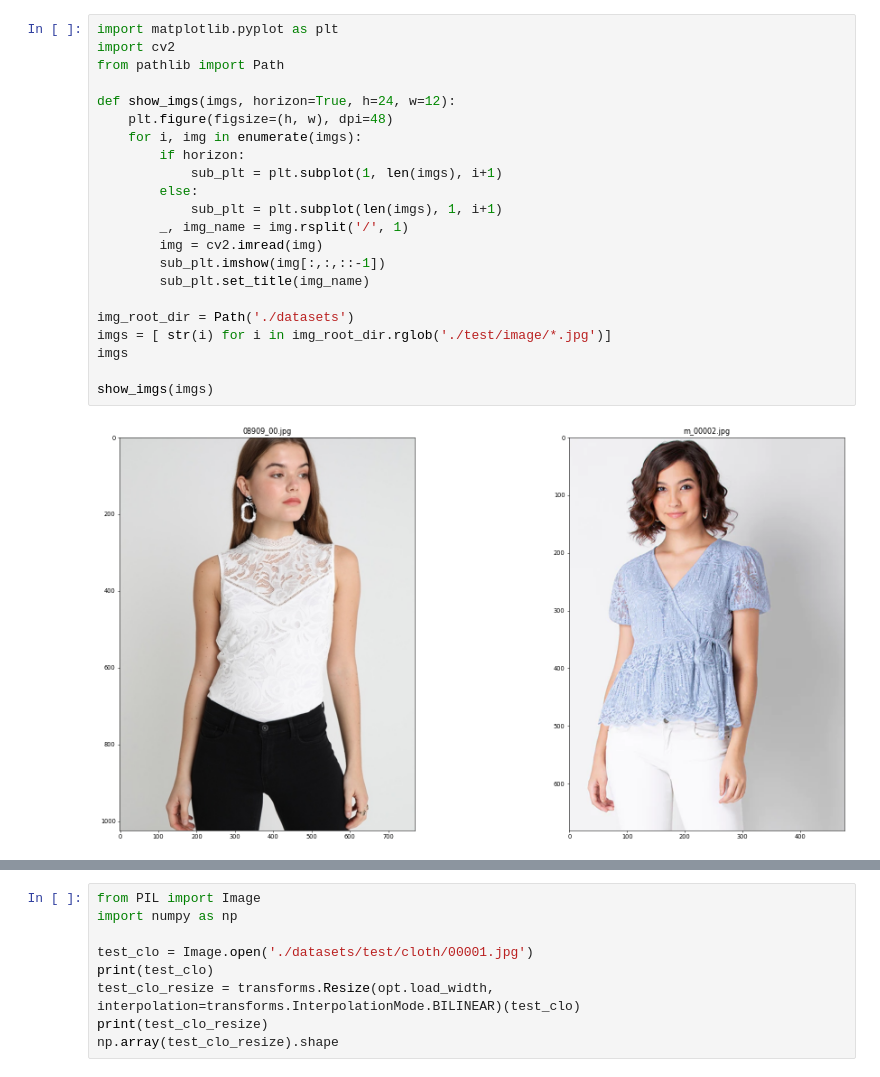
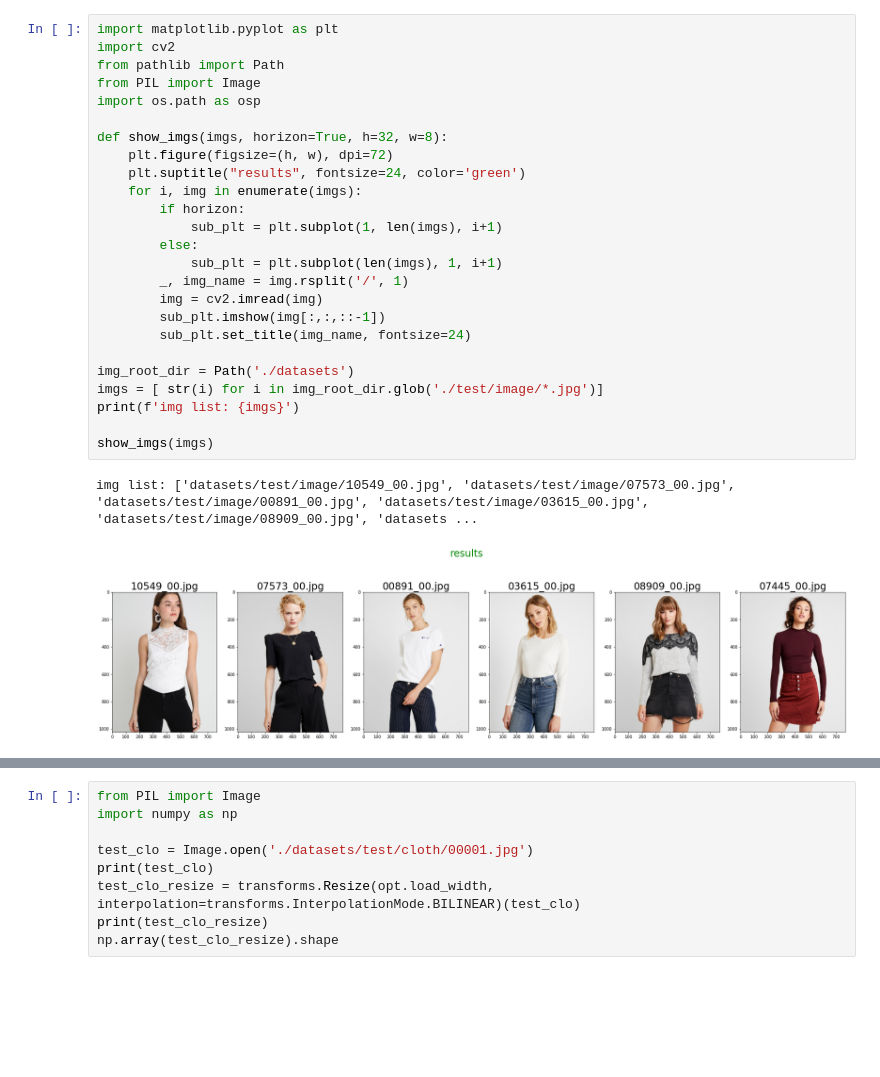
Before and after one commit to jiaqianjing/VITON-HD, a Jupyter notebook: analysis.ipynb, the cells around one changed output, grey strips where cells are left out. Saved outputs shown, nothing was run; the diff lists cells and outputs as text; blank space fills up the shorter version.

```diff
--- a/analysis.ipynb
+++ b/analysis.ipynb
@@ -1,24 +1,28 @@
 # %%
 import matplotlib.pyplot as plt
 import cv2
 from pathlib import Path
+from PIL import Image
+import os.path as osp
 
-def show_imgs(imgs, horizon=True, h=24, w=12):
-    plt.figure(figsize=(h, w), dpi=48)
+def show_imgs(imgs, horizon=True, h=32, w=8):
+    plt.figure(figsize=(h, w), dpi=72)
+    plt.suptitle("results", fontsize=24, color='green')
     for i, img in enumerate(imgs):
         if horizon:
             sub_plt = plt.subplot(1, len(imgs), i+1)
         else:
             sub_plt = plt.subplot(len(imgs), 1, i+1)
         _, img_name = img.rsplit('/', 1)
         img = cv2.imread(img)
         sub_plt.imshow(img[:,:,::-1])
-        sub_plt.set_title(img_name)
+        sub_plt.set_title(img_name, fontsize=24)
 
 img_root_dir = Path('./datasets')
-imgs = [ str(i) for i in img_root_dir.rglob('./test/image/*.jpg')]
-imgs
+imgs = [ str(i) for i in img_root_dir.glob('./test/image/*.jpg')]
+print(f'img list: {imgs}')
 
 show_imgs(imgs)
 # %% [output]
+img list: ['datasets/test/image/10549_00.jpg', 'datasets/test/image/07573_00.jpg', 'datasets/test/image/00891_00.jpg', 'datasets/test/image/03615_00.jpg', 'datasets/test/image/08909_00.jpg', 'datasets ...
-[figure, old version]
+[figure, new version]
```
Also changed, not shown: parts of 26 cells of this notebook, 4 other files.
